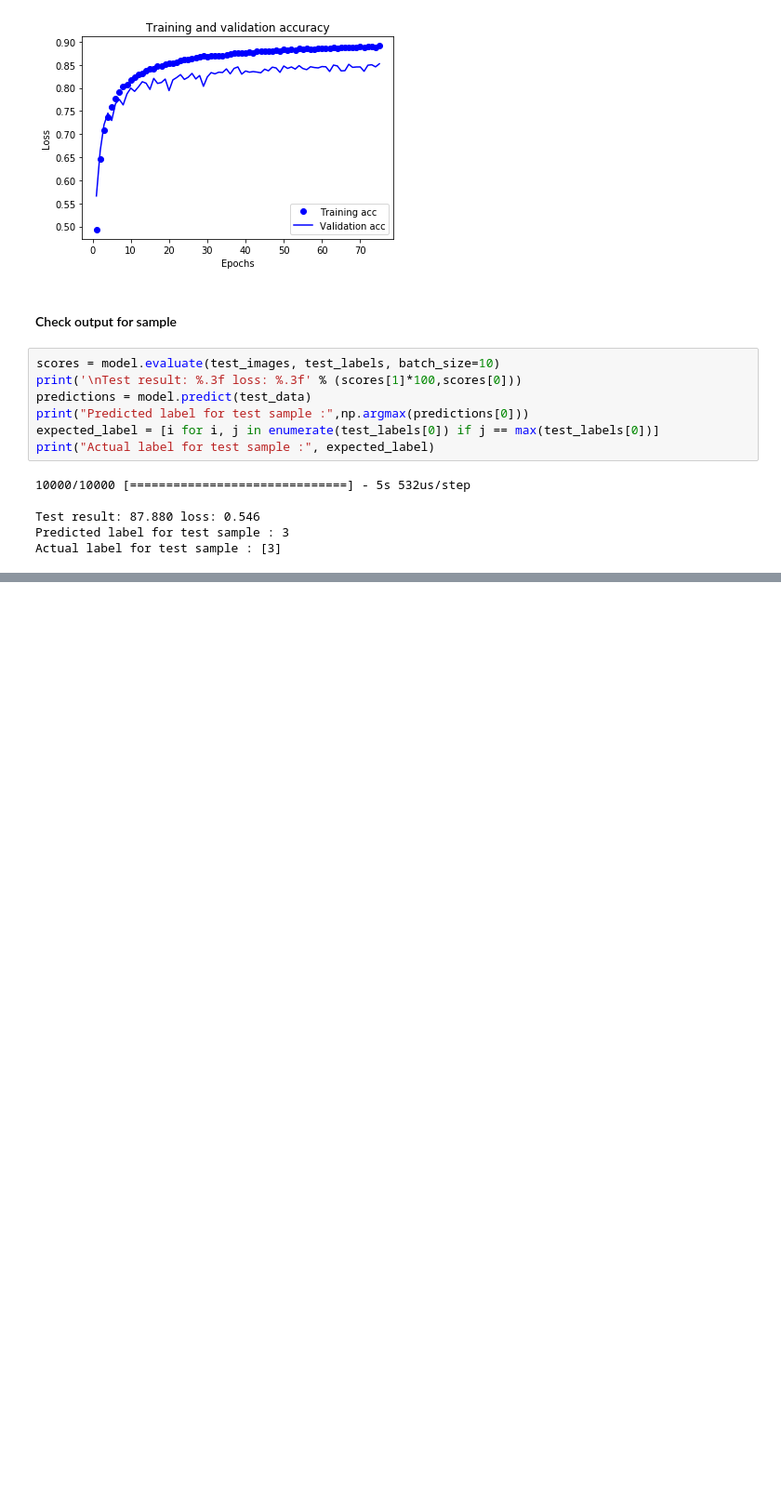
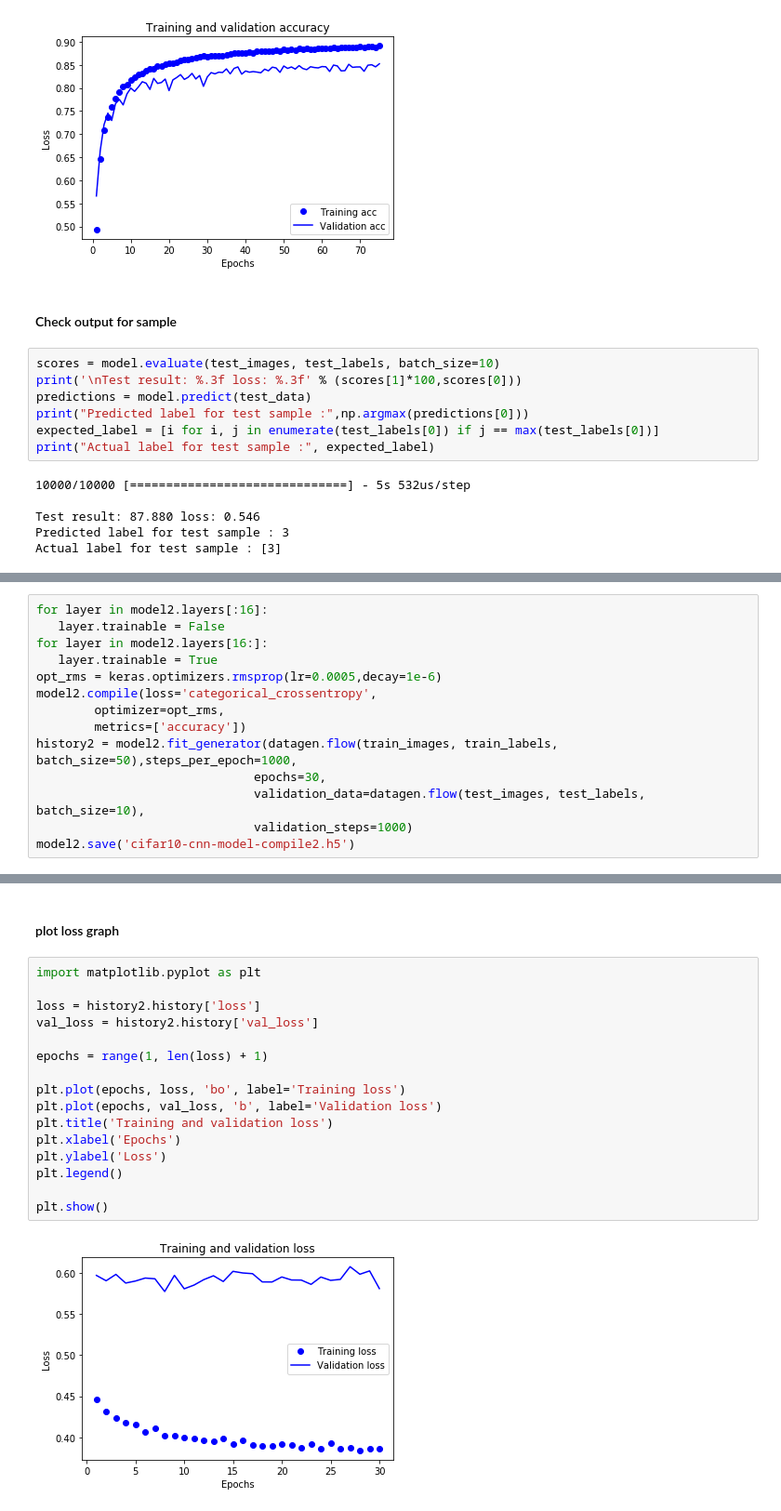
Before and after one commit to vighneshvnkt/keras-deep-learning, a Jupyter notebook: Assignment 2/cognitive-modified-assignment1-cnn.ipynb, the cells around one changed output, grey strips where cells are left out. Shown at 93% size. Drawn from its saved outputs; the diff is of its cells as text; blank space fills up the shorter version.

Commit message:
second compiled model

```diff
--- a/Assignment 2/cognitive-modified-assignment1-cnn.ipynb
+++ b/Assignment 2/cognitive-modified-assignment1-cnn.ipynb
@@ -208,0 +264,14 @@ Actual label for test sample : [3]
+# %%
+for layer in model2.layers[:16]:
+   layer.trainable = False
+for layer in model2.layers[16:]:
+   layer.trainable = True
+opt_rms = keras.optimizers.rmsprop(lr=0.0005,decay=1e-6)
+model2.compile(loss='categorical_crossentropy',
+        optimizer=opt_rms,
+        metrics=['accuracy'])
+history2 = model2.fit_generator(datagen.flow(train_images, train_labels, batch_size=50),steps_per_epoch=1000,
+                              epochs=30,
+                              validation_data=datagen.flow(test_images, test_labels, batch_size=10),
+                              validation_steps=1000)
+model2.save('cifar10-cnn-model-compile2.h5')
@@ -208,0 +296,20 @@ Actual label for test sample : [3]
+# %% [markdown]
+#### plot loss graph
+# %%
+import matplotlib.pyplot as plt
+
+loss = history2.history['loss']
+val_loss = history2.history['val_loss']
+
+epochs = range(1, len(loss) + 1)
+
+plt.plot(epochs, loss, 'bo', label='Training loss')
+plt.plot(epochs, val_loss, 'b', label='Validation loss')
+plt.title('Training and validation loss')
+plt.xlabel('Epochs')
+plt.ylabel('Loss')
+plt.legend()
+
+plt.show()
+# %% [output]
+[figure, added]
```
Also changed, not shown: parts of 8 cells of this notebook.
